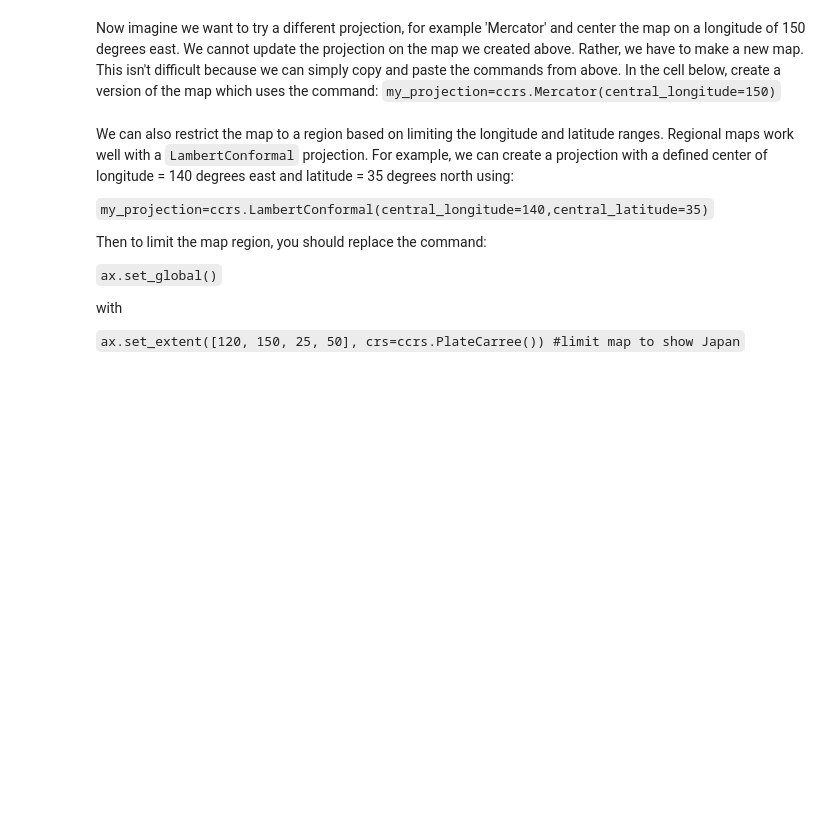
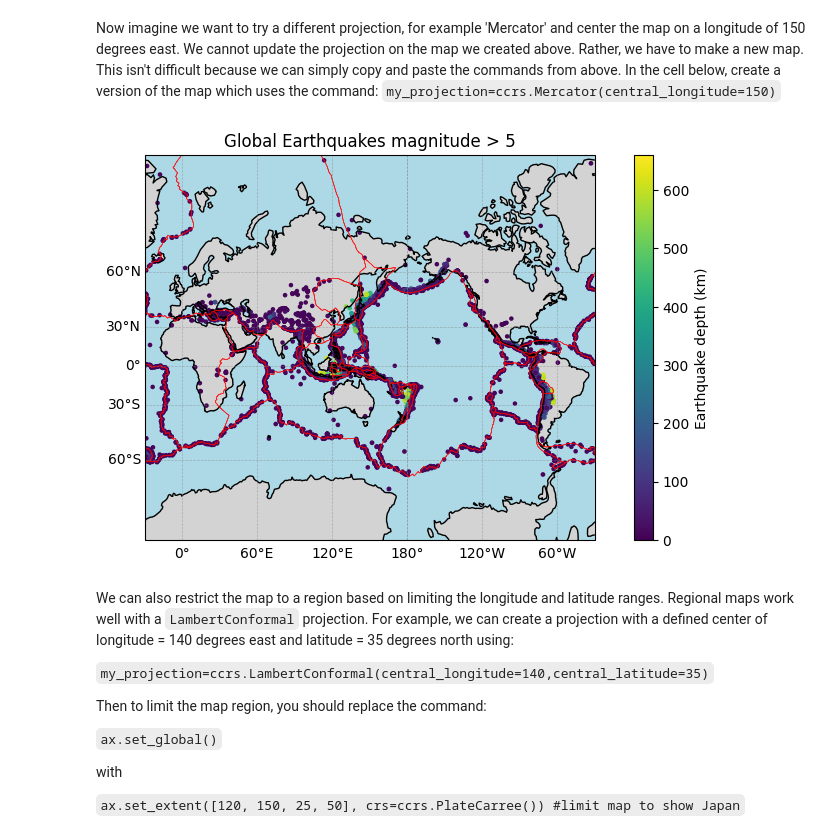
Before and after one commit to JBorean11/EMSC2010-W3-P2, a Jupyter notebook: EMSC2010_W3_P2_NB1_u7926254.ipynb, the cells around one changed output. Drawn from its saved outputs; the diff is of its cells as text; code cells hidden in the pictures; blank space fills up the shorter version.

Commit message:
Maps and plots completed

```diff
--- a/EMSC2010_W3_P2_NB1_u7926254.ipynb
+++ b/EMSC2010_W3_P2_NB1_u7926254.ipynb
@@ -149,3 +168,86 @@ Now imagine we want to try a different projection, for example 'Mercator' and ce
+# %%
+# --------------------------------------------------
+# ENTER YOUR MAP CODE HERE
+# --------------------------------------------------
+
+# --------------------------------------------------
+# MAP SETUP & ADD FEATURES
+# --------------------------------------------------
+
+# Define the map projection to use (Robinson is a global, visually balanced projection)
+my_projection=ccrs.Mercator(central_longitude=150)
+
+# Create a Matplotlib figure with a width of 10 inches and height of 5 inches
+fig = plt.figure(figsize=(10, 5))
+
+# Create a map axis using the chosen Cartopy projection
+ax = plt.axes(projection=my_projection)
+
+# Draw coastlines on the map for geographic reference
+ax.coastlines()
+
+# Set the map extent to cover the entire globe
+ax.set_global()
+
+# Add land areas to the map and color them light gray
+ax.add_feature(cfeature.LAND, facecolor="lightgray")
+
+# Add ocean areas to the map and color them light blue
+ax.add_feature(cfeature.OCEAN, facecolor="lightblue")
+
+# --------------------------------------------------
+# PLOT EARTHQUAKE LOCATIONS (MAGNITUDE SHOWN AS COLOUR)
+# --------------------------------------------------
+
+# Plot earthquake locations as a scatter plot
+sc_EQ = ax.scatter( df_EQ['longitude [deg]'], # Longitudes of earthquakes (x-coordinates)
+    df_EQ['latitude [deg]'], # Latitudes of earthquakes (y-coordinates)
+    c=df_EQ['depth [km]'], # Color the markers by earthquake depth
+    s=df_EQ['magnitude'], # Scale marker size by earthquake magnitude
+    cmap="viridis", # Use the 'viridis' colormap for depth values
+    transform=ccrs.PlateCarree()  # Specify that the input coordinates are in Plate Carrée (lon/lat) projection
+)
+
+# --------------------------------------------------
+# PLOT TECTONIC PLATE BOUNDARIES
+# --------------------------------------------------
+
+# Plot tectonic plate boundary lines on top of the map
+ax.plot(df_PB['longitude [deg]'], # Longitudes of plate boundary points
+    df_PB['latitude [deg]'], # Latitudes of plate boundary points
+    color="r", # Set the line color to red
+    linewidth=0.5, # Set the line width to be thin
+    alpha=0.8, # Make the lines slightly transparent
+    transform=ccrs.PlateCarree() # Specify that the coordinates are given in longitude/latitude
+)
+
+# Add a colorbar linked to the earthquake scatter plot
+# This shows how marker color corresponds to earthquake depth
+plt.colorbar(sc_EQ, label="Earthquake depth (km)")
+
+# Add a title to the figure
+plt.title("Global Earthquakes magnitude > 5")
+
+# --------------------------------------------------
+# ADD GRIDLINES AND LABELS
+# --------------------------------------------------
+
+# Add latitude and longitude gridlines to the map
+gl = ax.gridlines(
+    draw_labels=True,     # Show coordinate labels on the map edges
+    linewidth=0.5,        # Set gridline thickness
+    color="gray",         # Set gridline color
+    alpha=0.5,            # Make gridlines semi-transparent
+    linestyle="--"        # Use dashed gridlines
+)
+
+# Disable labels at the top of the map
+gl.top_labels = False
+
+# Disable labels on the right side of the map
+gl.right_labels = False
+# %% [output]
+[figure, added]
 # %% [markdown]
 We can also restrict the map to a region based on limiting the longitude and latitude ranges. Regional maps work well with a `LambertConformal` projection. For example, we can create a projection with a defined center of longitude = 140 degrees east and latitude = 35 degrees north using:
 
```
Also changed, not shown: parts of 8 cells of this notebook.
